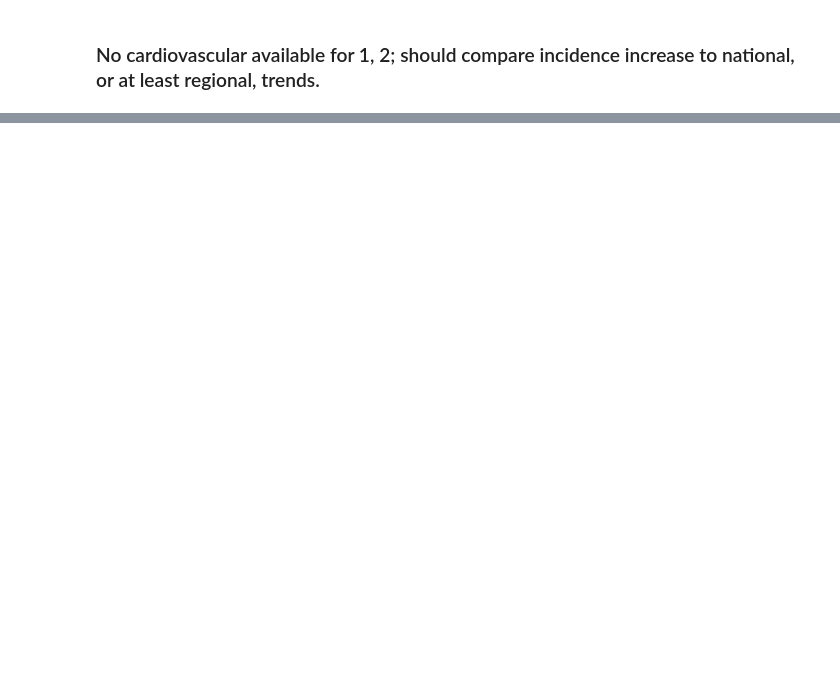
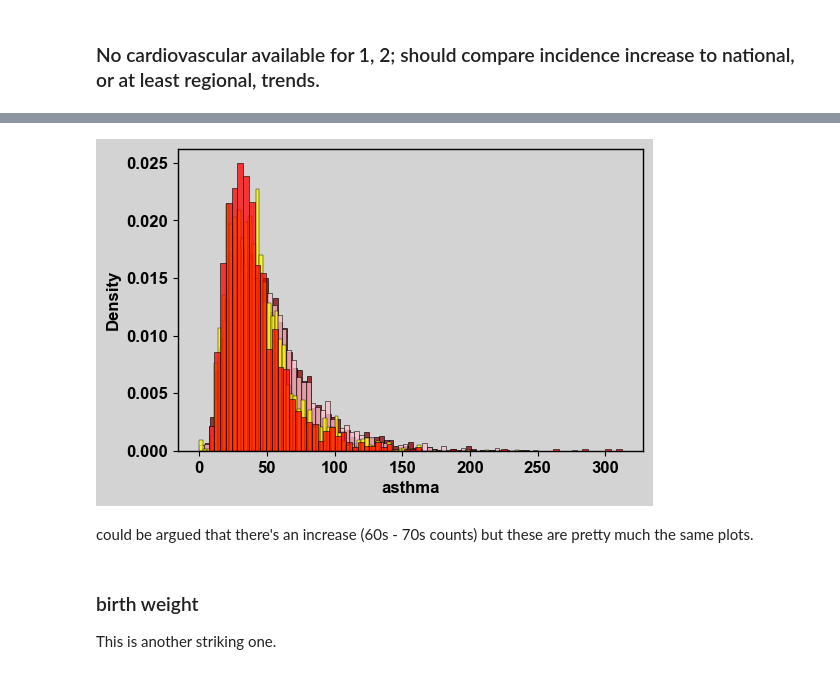
Before and after one commit to gigi-codes/warehouse_density, a Jupyter notebook: Giovanna/02_aggregateEDA.ipynb, the cells around one changed output, grey strips where cells are left out. Saved outputs shown, nothing was run; the diff lists cells and outputs as text; code cells hidden in the pictures; blank space fills up the shorter version.

```diff
--- a/Giovanna/02_aggregateEDA.ipynb
+++ b/Giovanna/02_aggregateEDA.ipynb
@@ -347,0 +428,32 @@ sns.histplot(data = df3,
+# %%
+# plot with normalization. The first CAES (df1) data has much fewer entries, so better to just compare shapes.
+x = 'asthma'
+
+sns.histplot(data = df4,
+        x = x,
+        color = 'maroon',
+        stat='density'
+        );
+sns.histplot(data = df3,
+        x = x,
+        color = 'pink',
+        stat='density'
+        );
+sns.histplot(data = df2,
+        x = x,
+        color = 'yellow',
+        stat='density'
+        );
+sns.histplot(data = df1,
+        x = x,
+        color = 'red',
+        stat='density'
+        );
+# %% [output]
+[figure, added]
+# %% [markdown]
+could be argued that there's an increase (60s - 70s counts) but these are pretty much the same plots.
+# %% [markdown]
+### birth weight
+
+This is another striking one.
```
Also changed, not shown: parts of 22 cells of this notebook, 6 other files.
